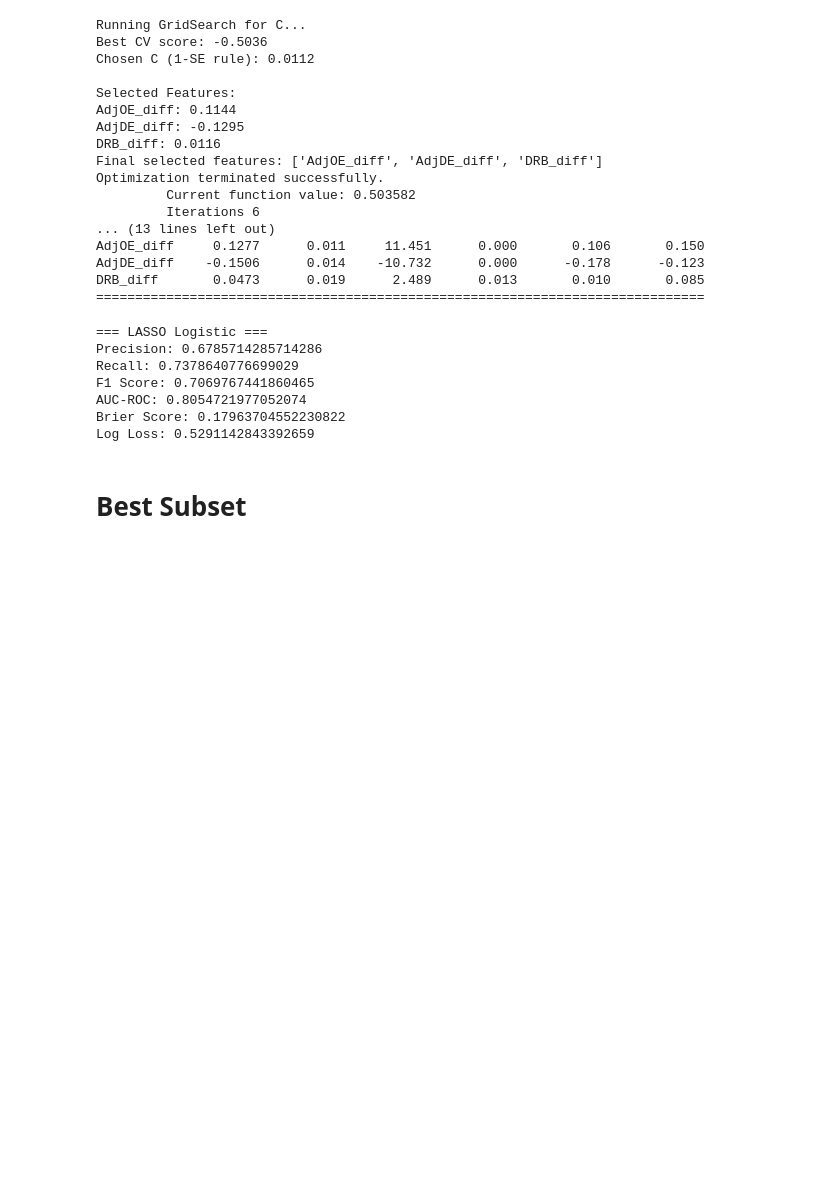
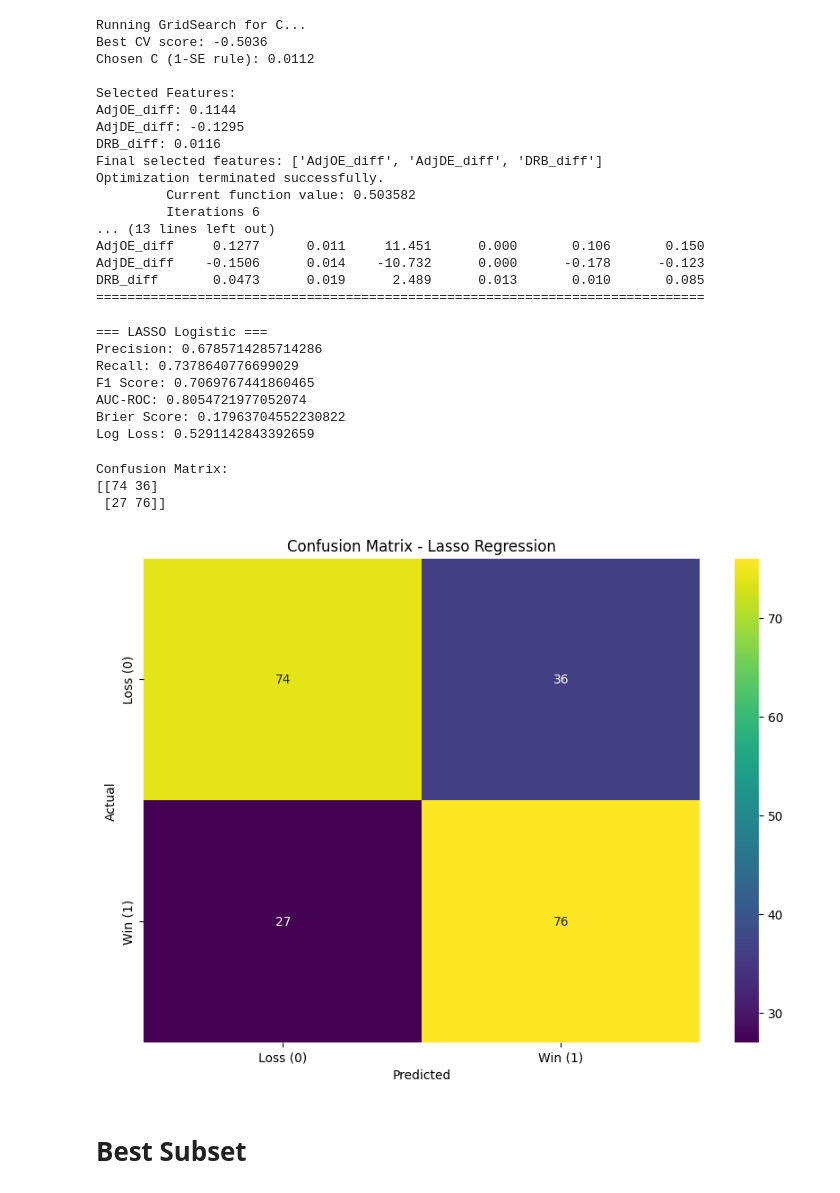
Before and after one commit to joshuasanty/March-Madness-Picks-Statistics, a Jupyter notebook: bart_torvik_data_model/Presentation/logistic.ipynb, the cells around one changed output. Drawn from its saved outputs; the diff is of its cells as text; code cells hidden in the pictures; blank space fills up the shorter version.

```diff
--- a/bart_torvik_data_model/Presentation/logistic.ipynb
+++ b/bart_torvik_data_model/Presentation/logistic.ipynb
@@ -177,6 +199,28 @@ F1 Score: 0.7069767441860465
 AUC-ROC: 0.8054721977052074
 Brier Score: 0.17963704552230822
 Log Loss: 0.5291142843392659
+# %%
+#Confusion Matrix
+from sklearn.metrics import confusion_matrix
+cm = confusion_matrix(y_test, y_pred_lasso)
+print("Confusion Matrix:")
+print(cm)
+
+#plot
+import matplotlib.pyplot as plt
+import seaborn as sns
+
+plt.figure(figsize=(10, 7))
+sns.heatmap(cm, annot=True, fmt="d", cmap="viridis", xticklabels=["Loss (0)", "Win (1)"], yticklabels=["Loss (0)", "Win (1)"])
+plt.title("Confusion Matrix - Lasso Regression")
+plt.xlabel("Predicted")
+plt.ylabel("Actual")
+plt.show()
+# %% [output]
+Confusion Matrix:
+[[74 36]
+ [27 76]]
+[figure, added]
 # %% [markdown]
 # Best Subset
 # %%
```
Also changed, not shown: parts of 3 cells of this notebook, 2 other files.
